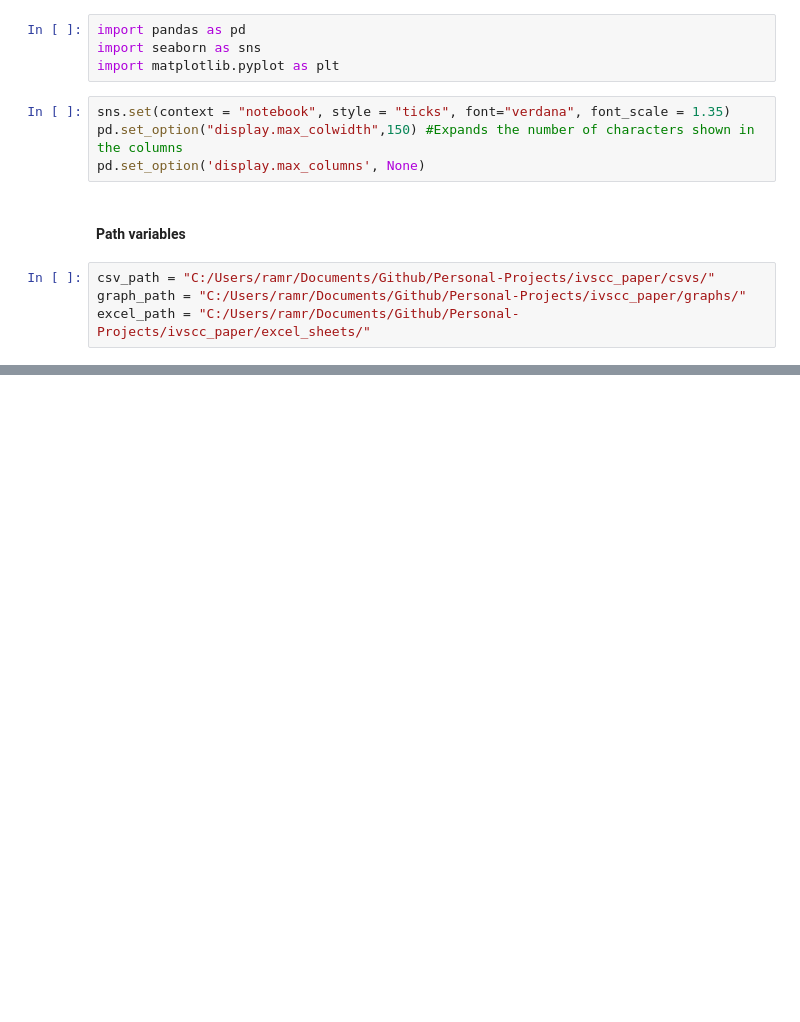
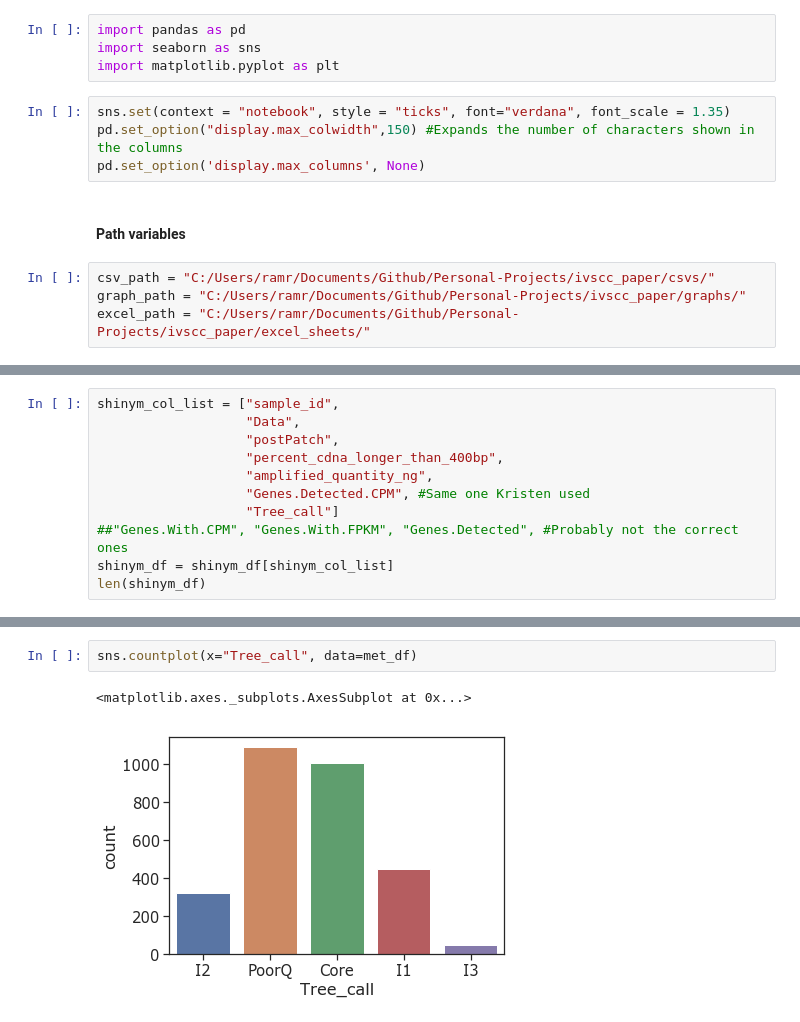
Before and after one commit to ramr24/Personal, a Jupyter notebook: ivscc_paper/template.ipynb, the cells around one changed output, grey strips where cells are left out. Saved outputs shown, nothing was run; the diff lists cells and outputs as text; blank space fills up the shorter version.

```diff
--- a/ivscc_paper/template.ipynb
+++ b/ivscc_paper/template.ipynb
@@ -106,0 +46,11 @@ jem_col_list = ["organism_name", "name",
+# %%
+shinym_col_list = ["sample_id",
+                   "Data",
+                   "postPatch",
+                   "percent_cdna_longer_than_400bp",
+                   "amplified_quantity_ng",
+                   "Genes.Detected.CPM", #Same one Kristen used
+                   "Tree_call"]
+##"Genes.With.CPM", "Genes.With.FPKM", "Genes.Detected", #Probably not the correct ones
+shinym_df = shinym_df[shinym_col_list]
+len(shinym_df)
@@ -106,0 +125,5 @@ jem_col_list = ["organism_name", "name",
+# %%
+sns.countplot(x="Tree_call", data=met_df)
+# %% [output]
+<matplotlib.axes._subplots.AxesSubplot at 0x...>
+[figure, added]
```
Also changed, not shown: parts of 22 cells of this notebook, 6 other files.
